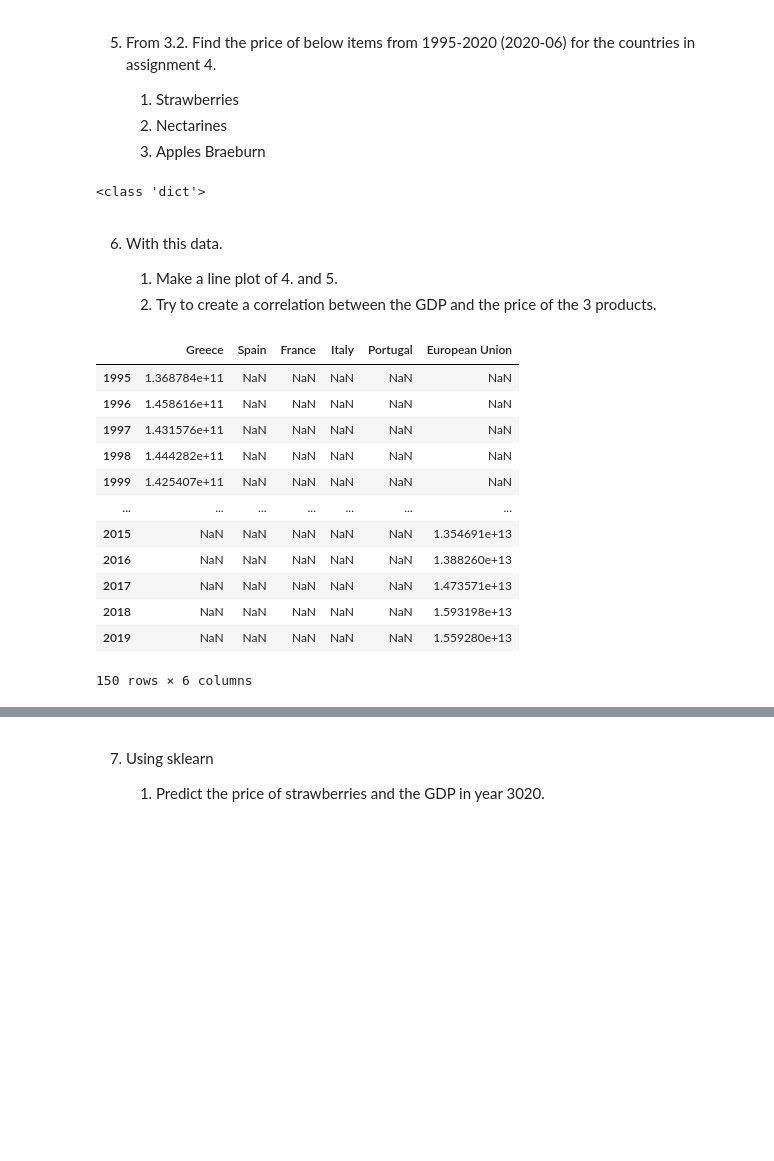
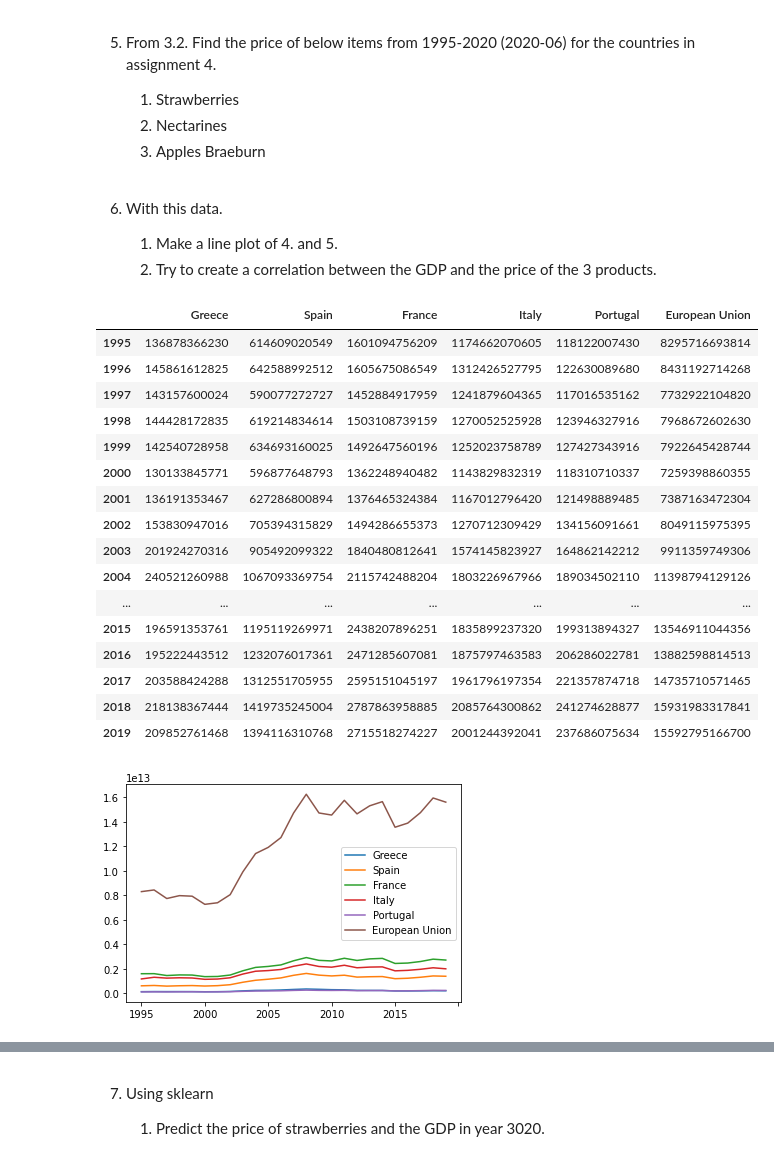
Before and after one commit to Bringordie/sem4python, a Jupyter notebook: Week44-ex10/Week_44.ipynb, the cells around one changed output, grey strips where cells are left out. Drawn from its saved outputs; the diff is of its cells as text; code cells hidden in the pictures; blank space fills up the shorter version.

```diff
--- a/Week44-ex10/Week_44.ipynb
+++ b/Week44-ex10/Week_44.ipynb
@@ -268,7 +231,8 @@ import pandas as pd
 df = pd.read_csv('data/market-prices-fruit-products_en_6.csv', skiprows=0)
 
 
-countries = ["EL", "ES", "FR", "IT", "PT", "EU"]
+county_codes = ["EL", "ES", "FR", "IT", "PT", "EU"]
+countries = ["Greece", "Spain", "France", "Italy", "Portugal", "European Union"]
 categories = ["Strawberries", "Nectarines", "Apples Braeburn"]
 #Food masks
 # strawberries_mask = (df[:]['Product desc'].str.contains('Strawberries'))
@@ -288,74 +252,74 @@ all_info = {}
 
 
 
-for country in countries:
+for num, country in enumerate(county_codes, start=0):
     country_info = {}
     country_mask = (df[:]['Country'].str.contains(country) == True)
     data = df[country_mask].iloc[:,39:-2]
     for category in categories:
         country_info[category] = df.loc[country_mask & (df[:]['Product desc'].str.contains(category))]
-    all_info[country] = country_info
+    all_info[countries[num]] = country_info
 
 
 
-print(type(all_info))
+#print((all_info))
+#print(countries[0])
-# %% [output]
-<class 'dict'>
 # %% [markdown]
 6. With this data.
 
     1. Make a line plot of 4. and 5.
     2. Try to create a correlation between the GDP and the price of the 3 products.
 # %%
+# A
 import pandas as pd
+import numpy as np
 
 type(countries_data)
 countries = ["Greece", "Spain", "France", "Italy", "Portugal", "European Union"]
 
 gdp_greece = pd.DataFrame (countries_data["Greece"]).T
 gdp_greece = pd.DataFrame (gdp_greece['Greece'].apply(np.int64))
 
 gdp_spain = pd.DataFrame (countries_data['Spain']).T
 gdp_spain = pd.DataFrame (gdp_spain['Spain'].apply(np.int64))
 
 gdp_france = pd.DataFrame (countries_data['France']).T
 gdp_france = pd.DataFrame (gdp_france['France'].apply(np.int64))
 
 gdp_italy = pd.DataFrame (countries_data['Italy']).T
 gdp_italy = pd.DataFrame (gdp_italy['Italy'].apply(np.int64))
 
 gdp_portugal = pd.DataFrame (countries_data['Portugal']).T
 gdp_portugal = pd.DataFrame (gdp_portugal['Portugal'].apply(np.int64))
 
 gdp_eu = pd.DataFrame (countries_data['European Union']).T
 gdp_eu = pd.DataFrame (gdp_eu['European Union'].apply(np.int64))
 
-# gdp_greece.reset_index(drop=True, inplace=True)
-# gdp_spain.reset_index(drop=True, inplace=True)
-# gdp_france.reset_index(drop=True, inplace=True)
-# gdp_italy.reset_index(drop=True, inplace=True)
-# gdp_portugal.reset_index(drop=True, inplace=True)
-# gdp_eu.reset_index(drop=True, inplace=True)
 
 gdp = [gdp_greece, gdp_spain, gdp_france, gdp_italy, gdp_portugal, gdp_eu]
-test = pd.concat(gdp)
-#test2 = gdp_greece2.append(gdp_spain2, ignore_index = True)
-#gdp_greece = gdp_greece['Greece'].apply(np.int64)
-#test
-#test = pd.DataFrame(countries_data)
-#test = pd.DataFrame (countries_data['European Union'])
-test
+
+#all_info
+
+result = pd.concat(gdp, axis=1)
+#result
+result.plot()
+result
 # %% [output]
 |  | Greece | Spain | France | Italy | Portugal | European Union |
-| 1995 | 1.368784e+11 | NaN | NaN | NaN | NaN | NaN |
-| 1996 | 1.458616e+11 | NaN | NaN | NaN | NaN | NaN |
-| 1997 | 1.431576e+11 | NaN | NaN | NaN | NaN | NaN |
-| 1998 | 1.444282e+11 | NaN | NaN | NaN | NaN | NaN |
-| 1999 | 1.425407e+11 | NaN | NaN | NaN | NaN | NaN |
+| 1995 | 136878366230 | 614609020549 | 1601094756209 | 1174662070605 | 118122007430 | 8295716693814 |
+| 1996 | 145861612825 | 642588992512 | 1605675086549 | 1312426527795 | 122630089680 | 8431192714268 |
+| 1997 | 143157600024 | 590077272727 | 1452884917959 | 1241879604365 | 117016535162 | 7732922104820 |
+| 1998 | 144428172835 | 619214834614 | 1503108739159 | 1270052525928 | 123946327916 | 7968672602630 |
+| 1999 | 142540728958 | 634693160025 | 1492647560196 | 1252023758789 | 127427343916 | 7922645428744 |
+| 2000 | 130133845771 | 596877648793 | 1362248940482 | 1143829832319 | 118310710337 | 7259398860355 |
+| 2001 | 136191353467 | 627286800894 | 1376465324384 | 1167012796420 | 121498889485 | 7387163472304 |
+| 2002 | 153830947016 | 705394315829 | 1494286655373 | 1270712309429 | 134156091661 | 8049115975395 |
+| 2003 | 201924270316 | 905492099322 | 1840480812641 | 1574145823927 | 164862142212 | 9911359749306 |
+| 2004 | 240521260988 | 1067093369754 | 2115742488204 | 1803226967966 | 189034502110 | 11398794129126 |
 | ... | ... | ... | ... | ... | ... | ... |
-| 2015 | NaN | NaN | NaN | NaN | NaN | 1.354691e+13 |
-| 2016 | NaN | NaN | NaN | NaN | NaN | 1.388260e+13 |
-| 2017 | NaN | NaN | NaN | NaN | NaN | 1.473571e+13 |
-| 2018 | NaN | NaN | NaN | NaN | NaN | 1.593198e+13 |
-| 2019 | NaN | NaN | NaN | NaN | NaN | 1.559280e+13 |
+| 2015 | 196591353761 | 1195119269971 | 2438207896251 | 1835899237320 | 199313894327 | 13546911044356 |
+| 2016 | 195222443512 | 1232076017361 | 2471285607081 | 1875797463583 | 206286022781 | 13882598814513 |
+| 2017 | 203588424288 | 1312551705955 | 2595151045197 | 1961796197354 | 221357874718 | 14735710571465 |
+| 2018 | 218138367444 | 1419735245004 | 2787863958885 | 2085764300862 | 241274628877 | 15931983317841 |
+| 2019 | 209852761468 | 1394116310768 | 2715518274227 | 2001244392041 | 237686075634 | 15592795166700 |
-150 rows × 6 columns
+[figure, added]
```
Also changed, not shown: parts of 9 cells of this notebook, 3 other files.
